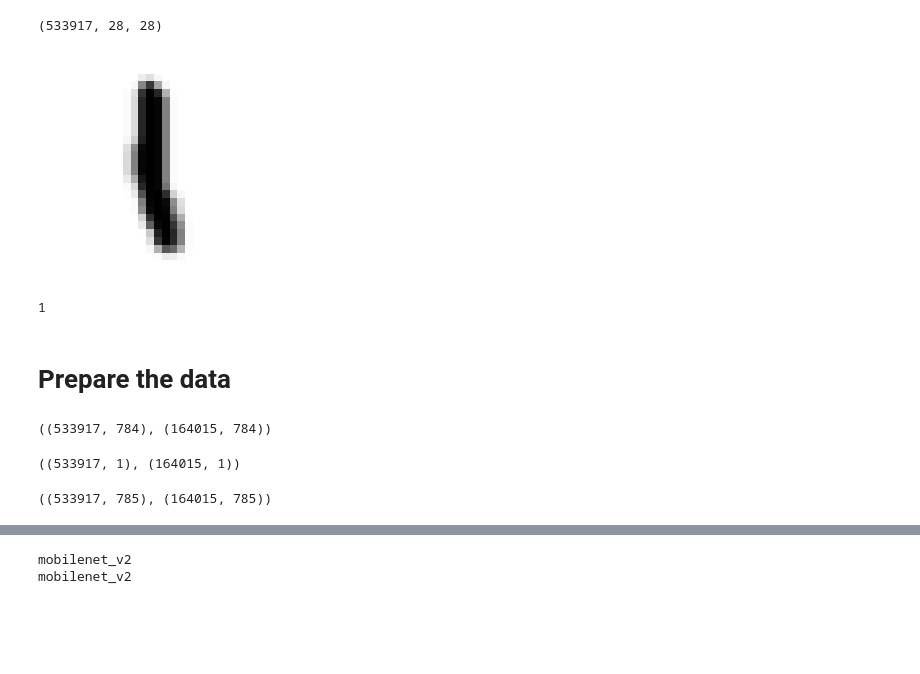
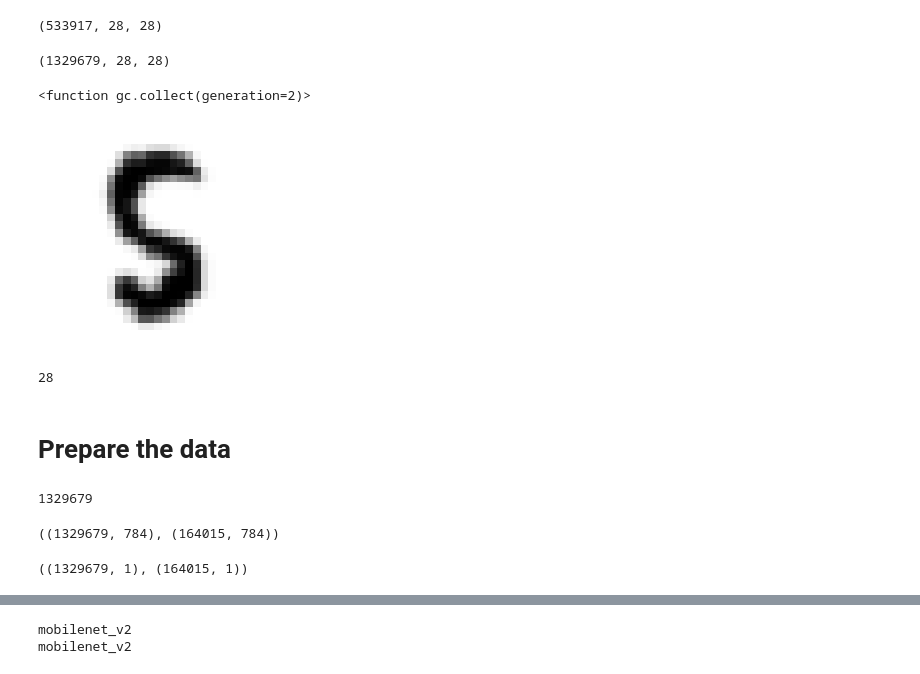
Before and after one commit to mjcart/2022-ANN-project, a Jupyter notebook: 공용/csv-to-tfds.ipynb, the cells around one changed output, grey strips where cells are left out. Drawn from its saved outputs; the diff is of its cells as text; code cells hidden in the pictures; blank space fills up the shorter version.

```diff
--- a/공용/csv-to-tfds.ipynb
+++ b/공용/csv-to-tfds.ipynb
@@ -217,24 +217,42 @@ X_train, y_train, X_valid, y_valid = load_Emist(exsitNumpy=True)
 X_train.shape
 # %% [output]
 (533917, 28, 28)
+# %%
+X_train_letters = X_train[np.where(y_train>10)]
+# %%
+y_train_letters = y_train[np.where(y_train>10)]
+# %%
+for i in range (3):
+    X_train = np.append(X_train,X_train_letters,axis=0)
+    y_train = np.append(y_train, y_train_letters,axis=0)
+# %%
+X_train.shape
+# %% [output]
+(1329679, 28, 28)
+# %%
+import gc
+del X_train_letters, y_train_letters
+gc.collect
+# %% [output]
+<function gc.collect(generation=2)>
 # %%
 import cv2 as cv
 %matplotlib inline
 import matplotlib as mpl
 import matplotlib.pyplot as plt
-ids=0
+ids=1
 X_new=X_train[ids]
 y_new=y_train[ids]
 c=X_new.reshape(28,28)
 
 
 plt.imshow(c, cmap="binary")
 plt.axis('off')
 plt.show()
 print(y_new)
 # %% [output]
-[figure, old version]
+[figure, new version]
-1
+28
 # %% [markdown]
 # Prepare the data
 # %%
@@ -243,13 +261,16 @@ print(y_new)
 train_size=len(X_train)
 valid_size=len(X_valid)
 batch_size=32
+train_size
+# %% [output]
+1329679
 # %%
 #황성현
 X_train=np.reshape(X_train,[-1,784])
 X_valid=np.reshape(X_valid,[-1,784])
 X_train.shape,X_valid.shape
 # %% [output]
-((533917, 784), (164015, 784))
+((1329679, 784), (164015, 784))
 # %%
 #황성현
 y_train=np.reshape(y_train,[-1,1])
@@ -257,11 +278,4 @@ y_valid=np.reshape(y_valid,[-1,1])
 
 y_train.shape,y_valid.shape
 # %% [output]
-((533917, 1), (164015, 1))
+((1329679, 1), (164015, 1))
-# %%
-#황성현
-train_full = np.append(X_train,y_train,axis=1)
-valid_full = np.append(X_valid,y_valid,axis=1)
-train_full.shape,valid_full.shape
-# %% [output]
-((533917, 785), (164015, 785))
```
Also changed, not shown: parts of 14 cells of this notebook, 3 other files.
